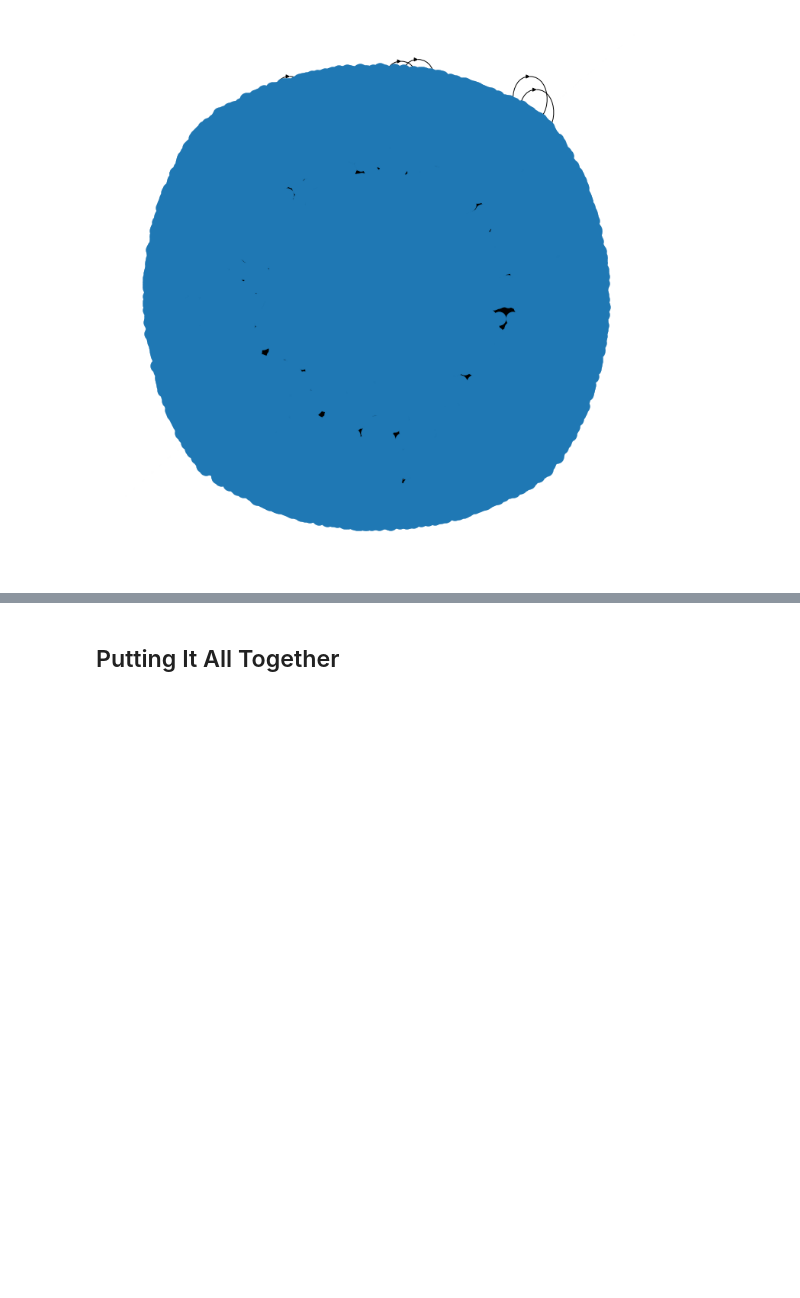
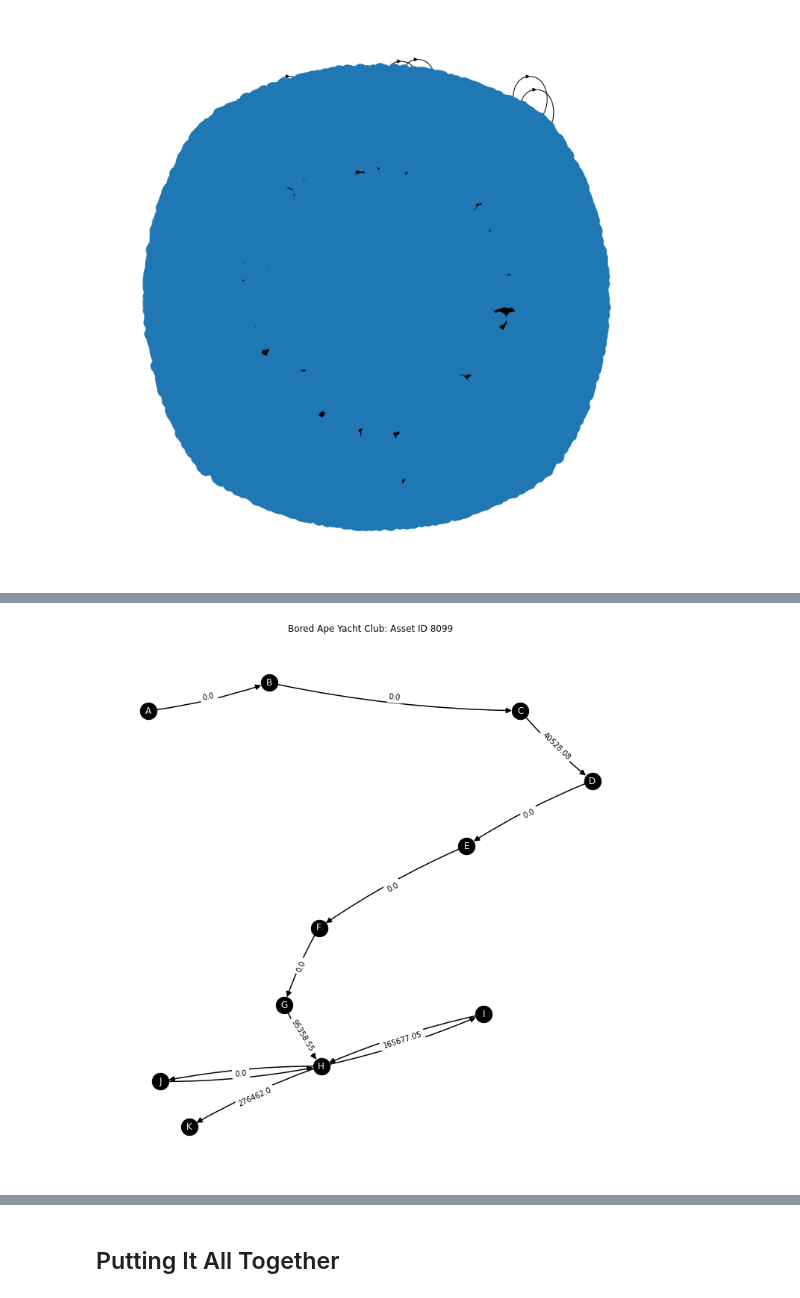
Before and after one commit to onthemarkdata/blog_scripts, a Jupyter notebook: nft_analytics/nft_analytics_notebook.ipynb, the cells around one changed output, grey strips where cells are left out. Cells and saved outputs as stored; diff of their text form; code cells hidden in the pictures; blank space fills up the shorter version.

```diff
--- a/nft_analytics/nft_analytics_notebook.ipynb
+++ b/nft_analytics/nft_analytics_notebook.ipynb
@@ -316,0 +491,30 @@ nx.draw(DG)
+# %%
+DG_4 = nx.from_pandas_edgelist(
+    df=to_from_node_label_df,
+    source='from_node_label',
+    target='to_node_label',
+    edge_attr=True,
+    create_using=nx.DiGraph()
+)
+
+pos = nx.spring_layout(DG_4)
+nx.draw(
+    G=DG_4,
+    pos=pos,
+    arrowsize=15,
+    connectionstyle='arc3, rad = 0.05',
+    node_color='black',
+    with_labels=True,
+    node_size=500,
+    width=1.5
+    )
+nx.draw_networkx_labels(G=DG_4, pos=pos, font_color='whitesmoke')
+nx.draw_networkx_edge_labels(
+    DG_4,
+    pos=pos,
+    edge_labels=nx.get_edge_attributes(DG_4,'sale_price_usd')
+    )
+plt.title('Bored Ape Yacht Club: Asset ID 8099')
+plt.show()
+# %% [output]
+[figure, added]
```
Also changed, not shown: parts of 17 cells of this notebook.
